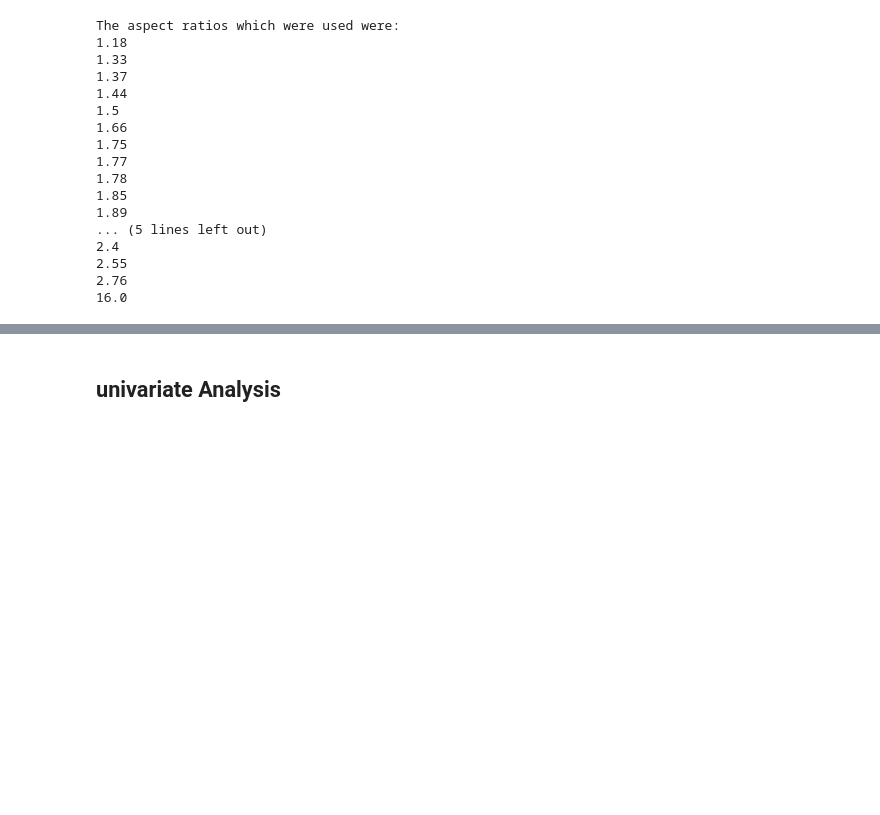
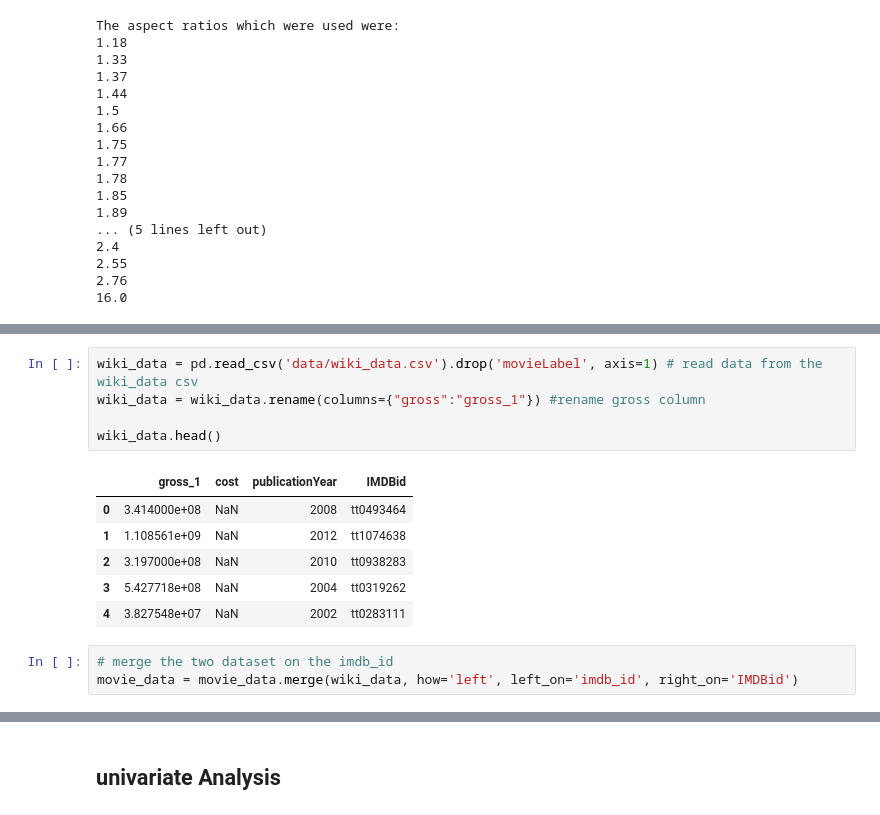
Before and after one commit to anitamezzetti/EPFL_Data_science_in_practice, a Jupyter notebook: Project/project.ipynb, the cells around one changed output, grey strips where cells are left out. Drawn from its saved outputs; the diff is of its cells as text; blank space fills up the shorter version.

```diff
--- a/Project/project.ipynb
+++ b/Project/project.ipynb
@@ -310,0 +372,15 @@ movie_data.head()
+# %%
+wiki_data = pd.read_csv('data/wiki_data.csv').drop('movieLabel', axis=1) # read data from the wiki_data csv
+wiki_data = wiki_data.rename(columns={"gross":"gross_1"}) #rename gross column
+
+wiki_data.head()
+# %% [output]
+|  | gross_1 | cost | publicationYear | IMDBid |
+| 0 | 3.414000e+08 | NaN | 2008 | tt0493464 |
+| 1 | 1.108561e+09 | NaN | 2012 | tt1074638 |
+| 2 | 3.197000e+08 | NaN | 2010 | tt0938283 |
+| 3 | 5.427718e+08 | NaN | 2004 | tt0319262 |
+| 4 | 3.827548e+07 | NaN | 2002 | tt0283111 |
+# %%
+# merge the two dataset on the imdb_id
+movie_data = movie_data.merge(wiki_data, how='left', left_on='imdb_id', right_on='IMDBid')
```
Also changed, not shown: parts of 49 cells of this notebook, 2 other files.
